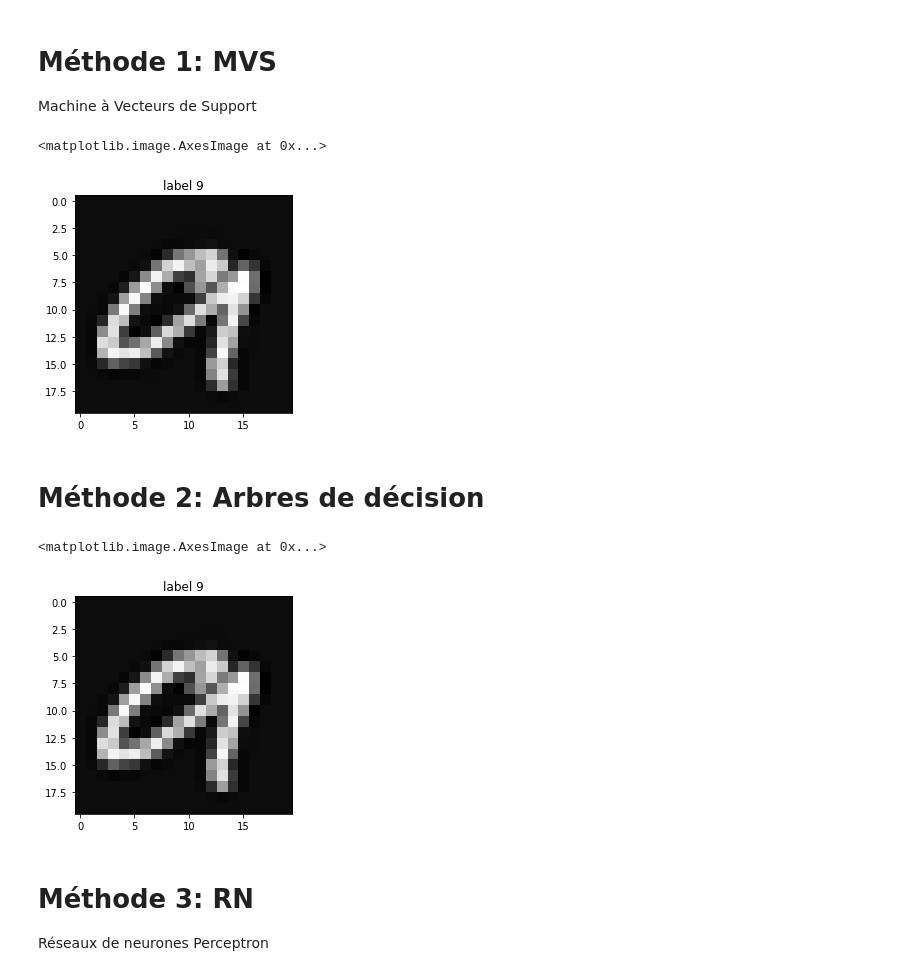
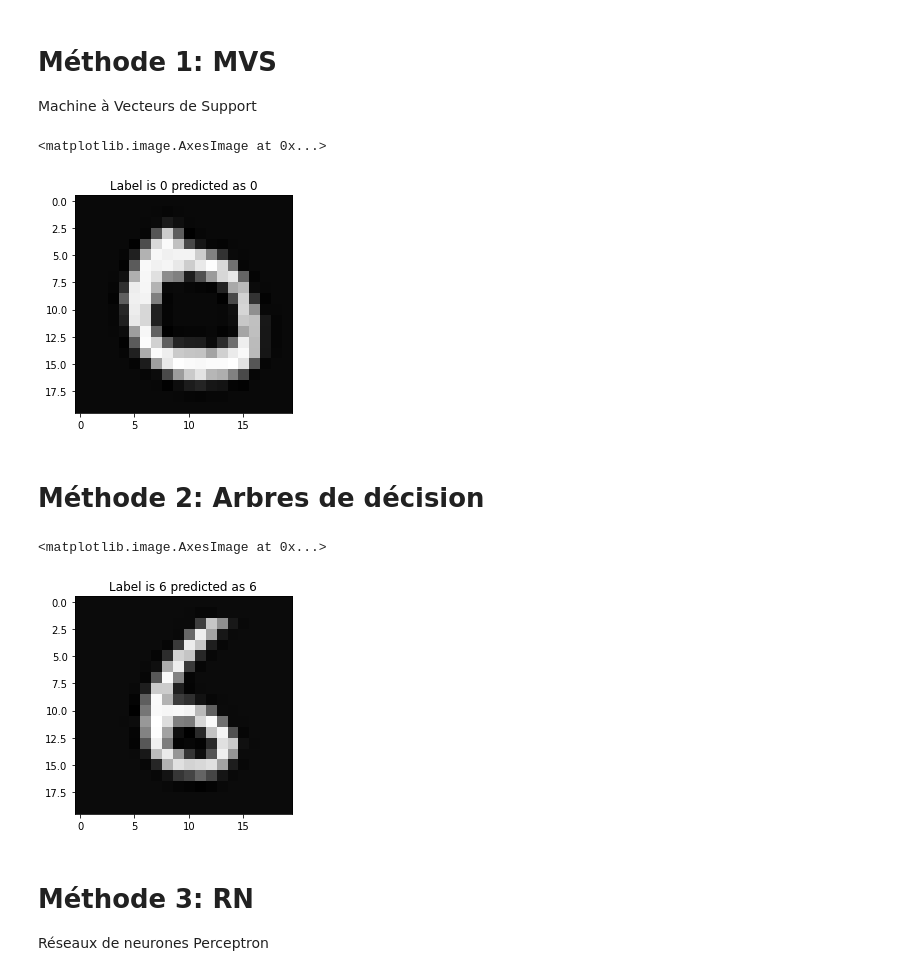
Before and after one commit to Biline-dev/IARN, a Jupyter notebook: TP1_IARN.ipynb, the cells around one changed output. Cells and saved outputs as stored; diff of their text form; code cells hidden in the pictures.

```diff
--- a/TP1_IARN.ipynb
+++ b/TP1_IARN.ipynb
@@ -207,15 +211,15 @@ model.fit(Xt, Yt)
 y_pred_svm = model.predict(Xtt)
 # %%
 # tester une image
-c = 3
+c = random.randint(Xtt.shape[0])
 y_pred_svm[c]
 a = Xtt[c,:].reshape((20, 20))
 a = np.transpose(a)
-plt.title('label '+ str(Ytt[c]))
+plt.title(f"Label is {Ytt[c]} predicted as {y_pred_svm[c]}")
 plt.imshow(a, cmap='gray')
 # %% [output]
 <matplotlib.image.AxesImage at 0x...>
-[figure, old version]
+[figure, new version]
 # %% [markdown]
 # Méthode 2: Arbres de décision
 # %%
@@ -227,15 +231,15 @@ model = model.fit(Xt, Yt)
 y_pred_dt = model.predict(Xtt)
 # %%
 # tester une image
-c= 3
+c = random.randint(Xtt.shape[0])
 y_pred_dt[c]
 a = Xtt[c,:].reshape((20, 20))
-a=np.transpose(a)
-plt.title('label '+ str(Ytt[c]))
+a = np.transpose(a)
+plt.title(f"Label is {Ytt[c]} predicted as {y_pred_dt[c]}")
 plt.imshow(a,cmap='gray')
 # %% [output]
 <matplotlib.image.AxesImage at 0x...>
-[figure, old version]
+[figure, new version]
 # %% [markdown]
 # Méthode 3: RN
 Réseaux de neurones Perceptron
```
Also changed, not shown: parts of 11 cells of this notebook.
